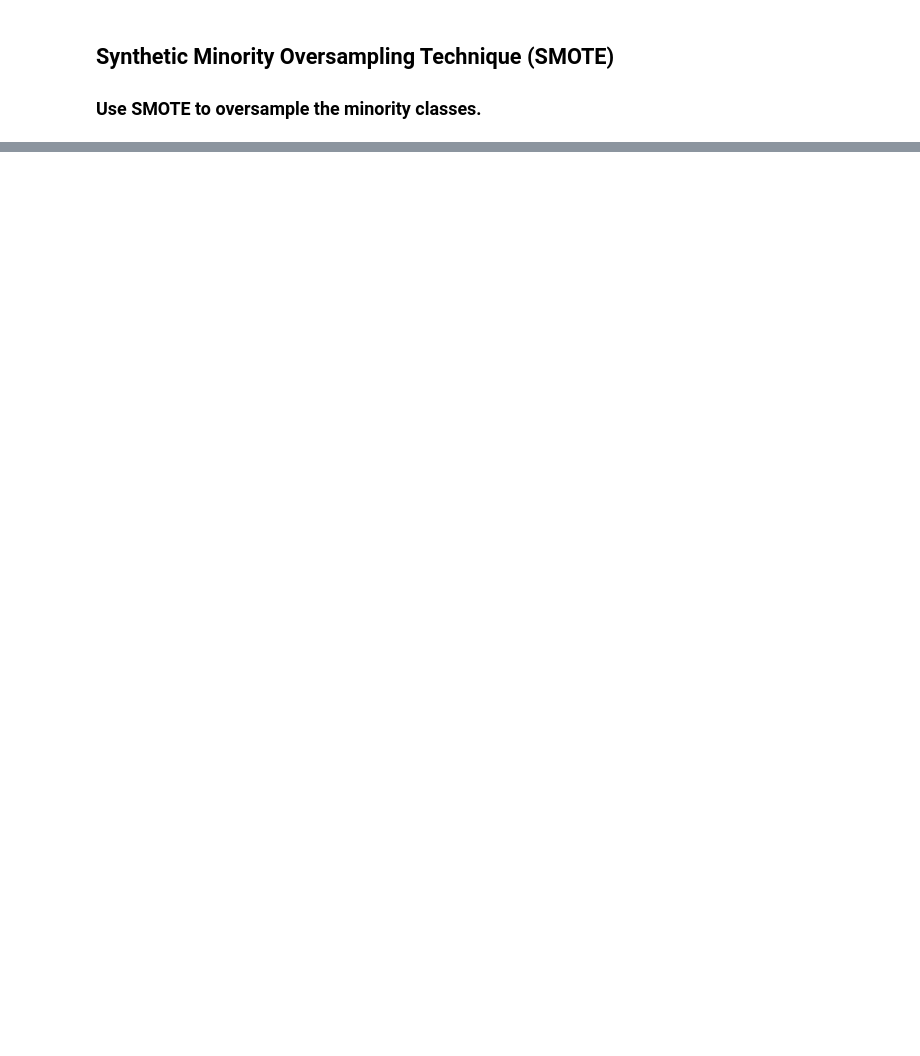
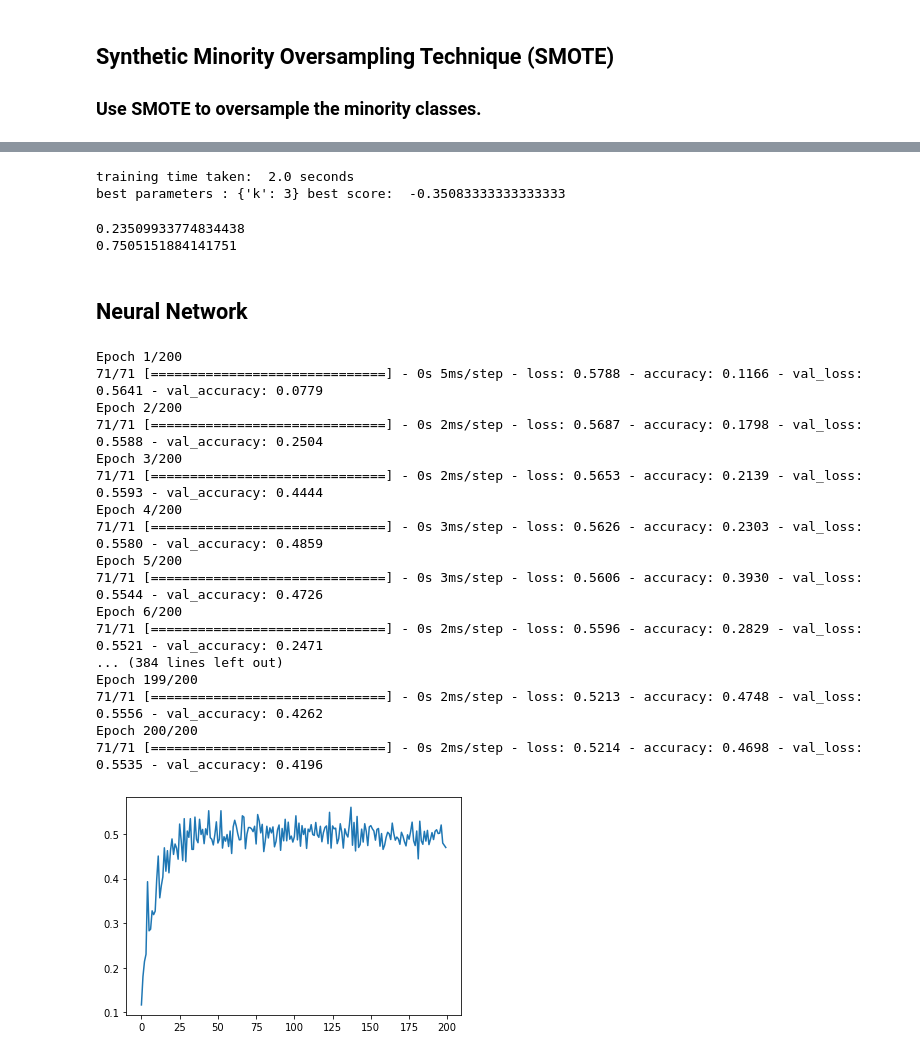
Before and after one commit to ZaneFadul/skincare_classification, a Jupyter notebook: 3.Model_building/random.ipynb, the cells around one changed output, grey strips where cells are left out. Cells and saved outputs as stored; diff of their text form; code cells hidden in the pictures; blank space fills up the shorter version.

```diff
--- a/3.Model_building/random.ipynb
+++ b/3.Model_building/random.ipynb
@@ -500,0 +308,8 @@ RuntimeError: No clusters found with sufficient samples of class ['Combination',
+# %%
+y_train = y_train.apply(ast.literal_eval)
+y_test = y_test.apply(ast.literal_eval)
+
+mlb=MultiLabelBinarizer()
+y_train = mlb.fit_transform(y_train)
+y_test = mlb.transform(y_test)
+mlb.classes_
@@ -500,0 +395,18 @@ RuntimeError: No clusters found with sufficient samples of class ['Combination',
+# %%
+from skmultilearn.adapt import MLkNN
+from skmultilearn.adapt import BRkNNaClassifier
+import time
+
+parameters = {'k': range(1,3),
+              's': [0.5, 0.7, 1.0]}
+
+score = ham_loss
+
+start=time.time()
+
+classifier = GridSearchCV(MLkNN(), parameters, scoring=score)
+classifier.fit(X_train, y_train)
+
+print('training time taken: ',round(time.time()-start,0),'seconds')
+print('best parameters :', classifier.best_params_, 'best score: ',
+      classifier.best_score_)
@@ -500,0 +418,24 @@ RuntimeError: No clusters found with sufficient samples of class ['Combination',
+# %%
+parameters = {'k': range(3,5)}
+start=time.time()
+
+classifier = GridSearchCV(BRkNNaClassifier(), parameters, scoring=score)
+classifier.fit(X_train, y_train)
+
+print('training time taken: ',round(time.time()-start,0),'seconds')
+print('best parameters :', classifier.best_params_,
+      'best score: ',classifier.best_score_)
+# %% [output]
+training time taken:  2.0 seconds
+best parameters : {'k': 3} best score:  -0.35083333333333333
+# %%
+BrKnn = BRkNNaClassifier(k= 3)
+BrKnn.fit(X_train, y_train)
+pred = BrKnn.predict(X_test)
+print(metrics.accuracy_score(y_test, pred))
+print(metrics.f1_score(y_test, pred, average='weighted'))
+# %% [output]
+0.23509933774834438
+0.7505151884141751
+# %% [markdown]
+## Neural Network
@@ -500,0 +447,29 @@ RuntimeError: No clusters found with sufficient samples of class ['Combination',
+# %%
+model = Sequential()
+model.add(Dense(20, input_dim=X_train.shape[1], kernel_initializer ="random_uniform", activation = 'relu'))
+
+model.add(Dense(y_train.shape[1], activation ='sigmoid'))
+model.compile(loss="binary_crossentropy", optimizer = 'adam', metrics =['accuracy'])
+hist = model.fit(X_train, y_train, validation_data = (X_test, y_test),epochs=200, batch_size = 20)
+results = model.evaluate(X_test, y_test, verbose = 0)
+plt.plot(hist.history["accuracy"])
+plt.show()
+# %% [output]
+Epoch 1/200
+71/71 [==============================] - 0s 5ms/step - loss: 0.5788 - accuracy: 0.1166 - val_loss: 0.5641 - val_accuracy: 0.0779
+Epoch 2/200
+71/71 [==============================] - 0s 2ms/step - loss: 0.5687 - accuracy: 0.1798 - val_loss: 0.5588 - val_accuracy: 0.2504
+Epoch 3/200
+71/71 [==============================] - 0s 2ms/step - loss: 0.5653 - accuracy: 0.2139 - val_loss: 0.5593 - val_accuracy: 0.4444
+Epoch 4/200
+71/71 [==============================] - 0s 3ms/step - loss: 0.5626 - accuracy: 0.2303 - val_loss: 0.5580 - val_accuracy: 0.4859
+Epoch 5/200
+71/71 [==============================] - 0s 3ms/step - loss: 0.5606 - accuracy: 0.3930 - val_loss: 0.5544 - val_accuracy: 0.4726
+Epoch 6/200
+71/71 [==============================] - 0s 2ms/step - loss: 0.5596 - accuracy: 0.2829 - val_loss: 0.5521 - val_accuracy: 0.2471
+... (384 lines left out)
+Epoch 199/200
+71/71 [==============================] - 0s 2ms/step - loss: 0.5213 - accuracy: 0.4748 - val_loss: 0.5556 - val_accuracy: 0.4262
+Epoch 200/200
+71/71 [==============================] - 0s 2ms/step - loss: 0.5214 - accuracy: 0.4698 - val_loss: 0.5535 - val_accuracy: 0.4196
+[figure, added]
```
Also changed, not shown: parts of 86 cells of this notebook.
